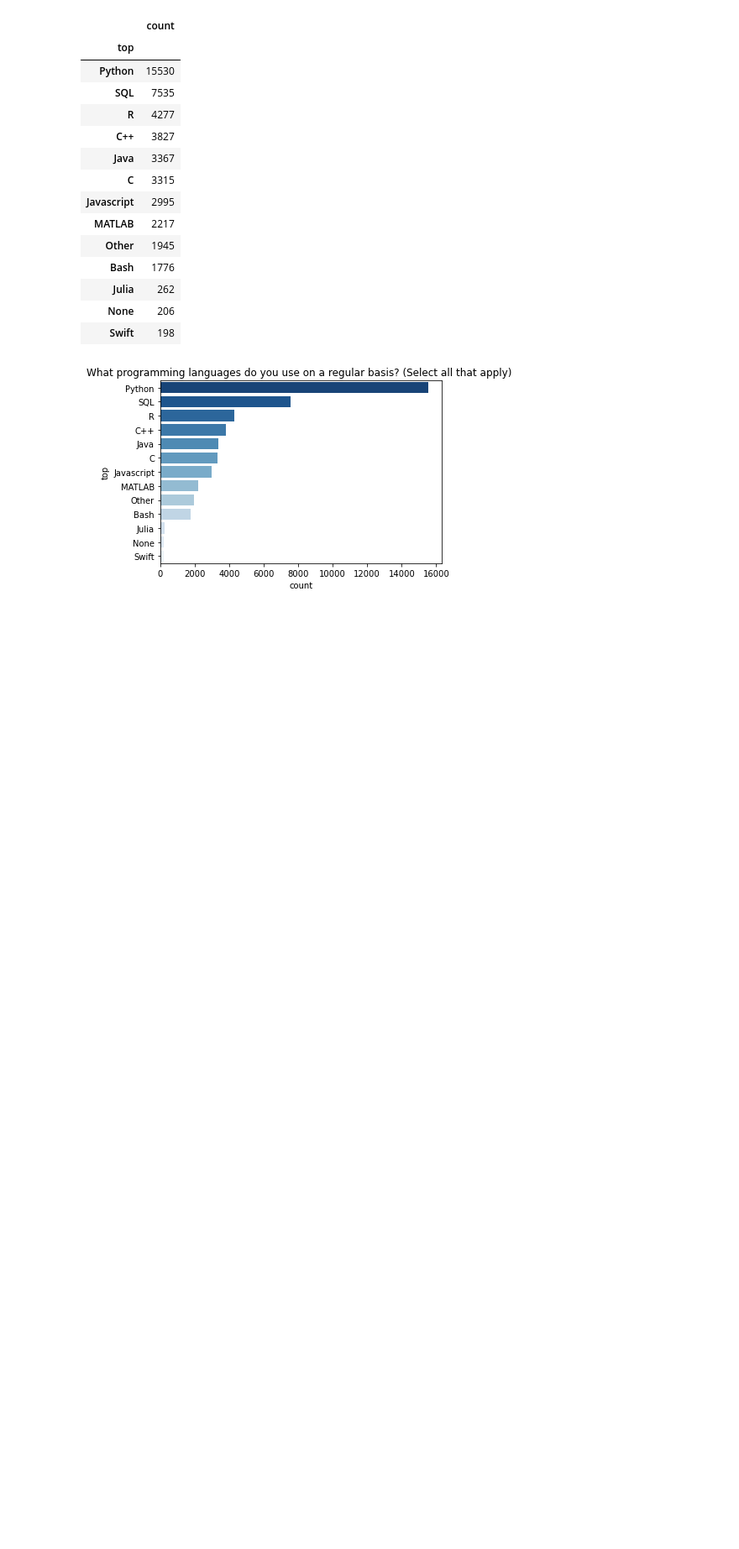
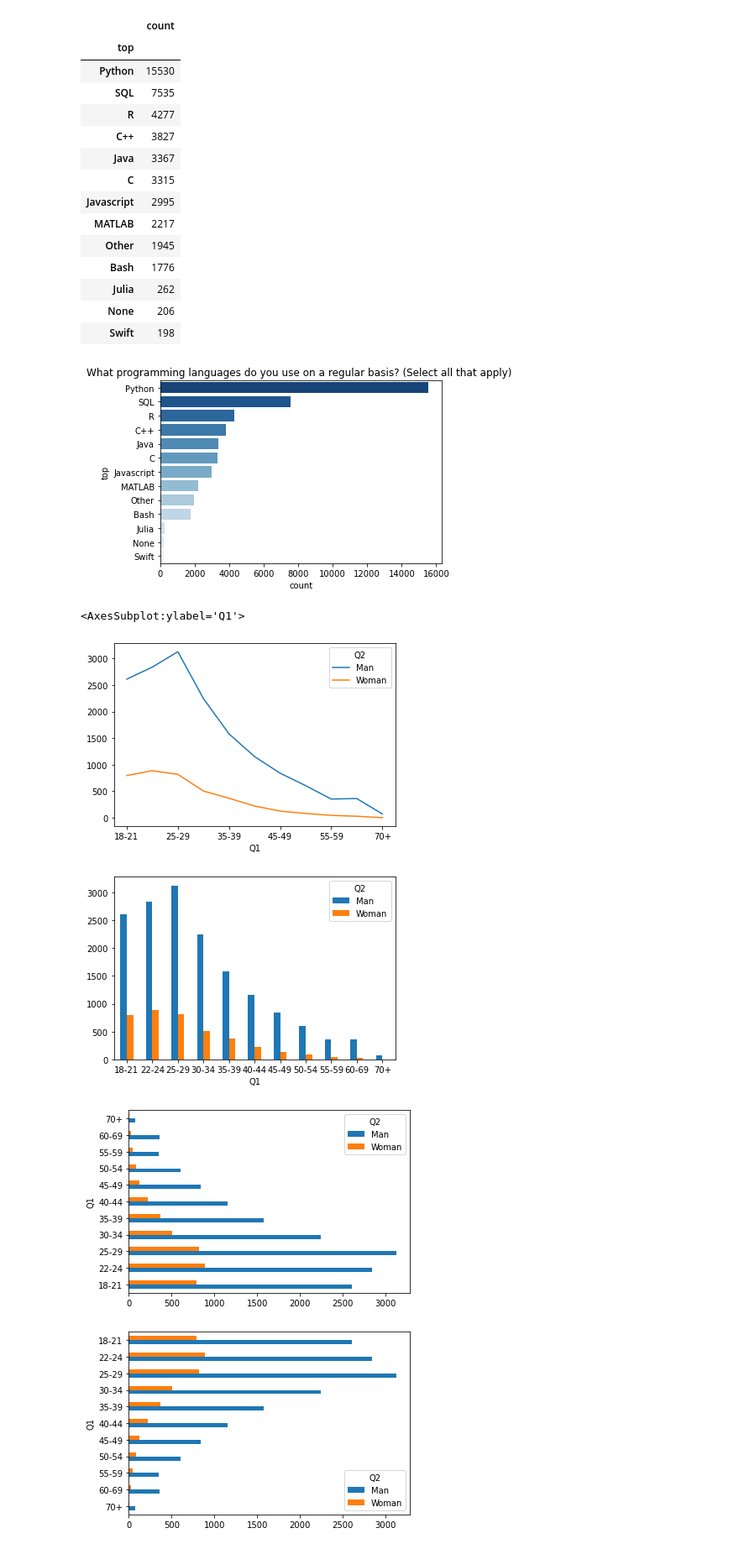
Before and after one commit to Kisooofficial/Android_project, a Jupyter notebook: kaggle.ipynb, the cells around one changed output. Shown: that part at 84% size. Saved outputs shown, nothing was run; the diff lists cells and outputs as text; code cells hidden in the pictures; blank space fills up the shorter version.

```diff
--- a/kaggle.ipynb
+++ b/kaggle.ipynb
@@ -193,3 +193,15 @@ def show_multiple_choice_bar_plot_by_qno(qno):
 show_multiple_choice_bar_plot_by_qno("Q7")
 # %% [output]
 [figure]
+# %%
+q1q2 = pd.crosstab(answer["Q1"], answer["Q2"]) # 주로 두 개 같이 사용할 때
+q1q2[["Man", "Woman"]].plot()
+q1q2[["Man", "Woman"]].plot.bar(rot = 0)
+q1q2[["Man", "Woman"]].plot.barh()
+q1q2[["Man", "Woman"]].sort_index(ascending = False).plot.barh()
+# %% [output]
+<AxesSubplot:ylabel='Q1'>
+[figure, added]
+[figure, added]
+[figure, added]
+[figure, added]
```
Also changed, not shown: parts of 1 cell of this notebook.
